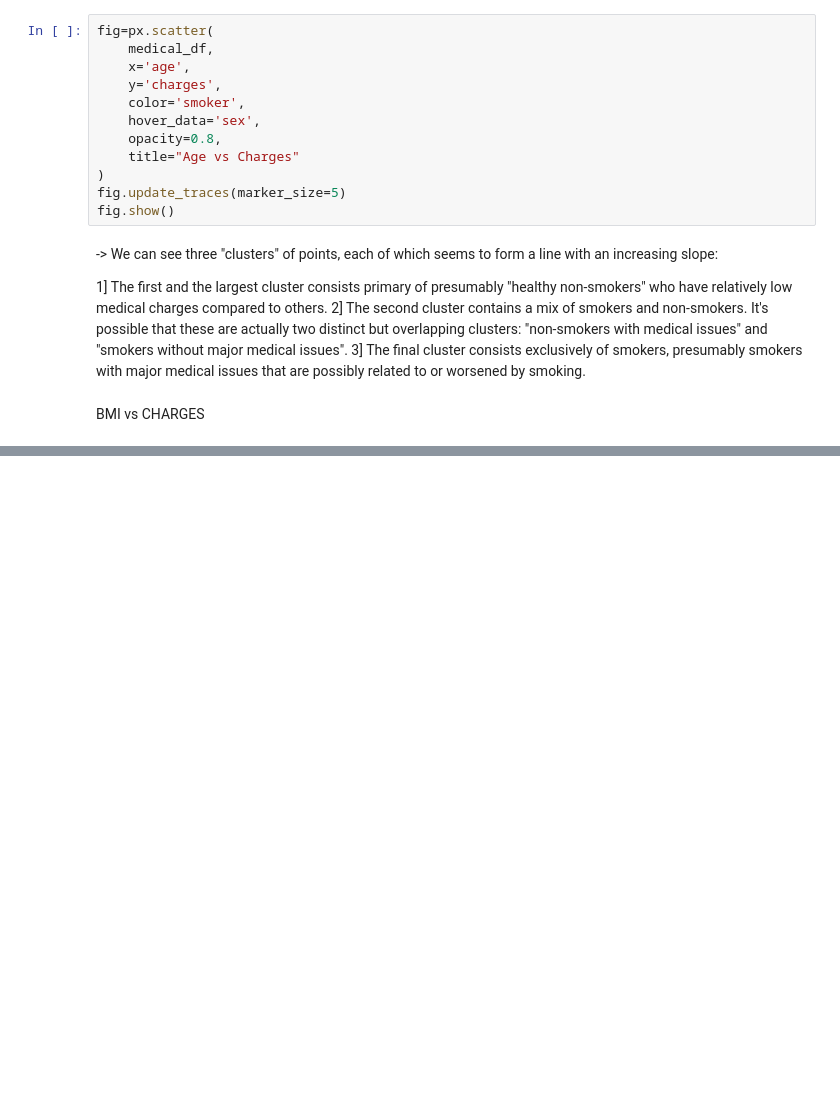
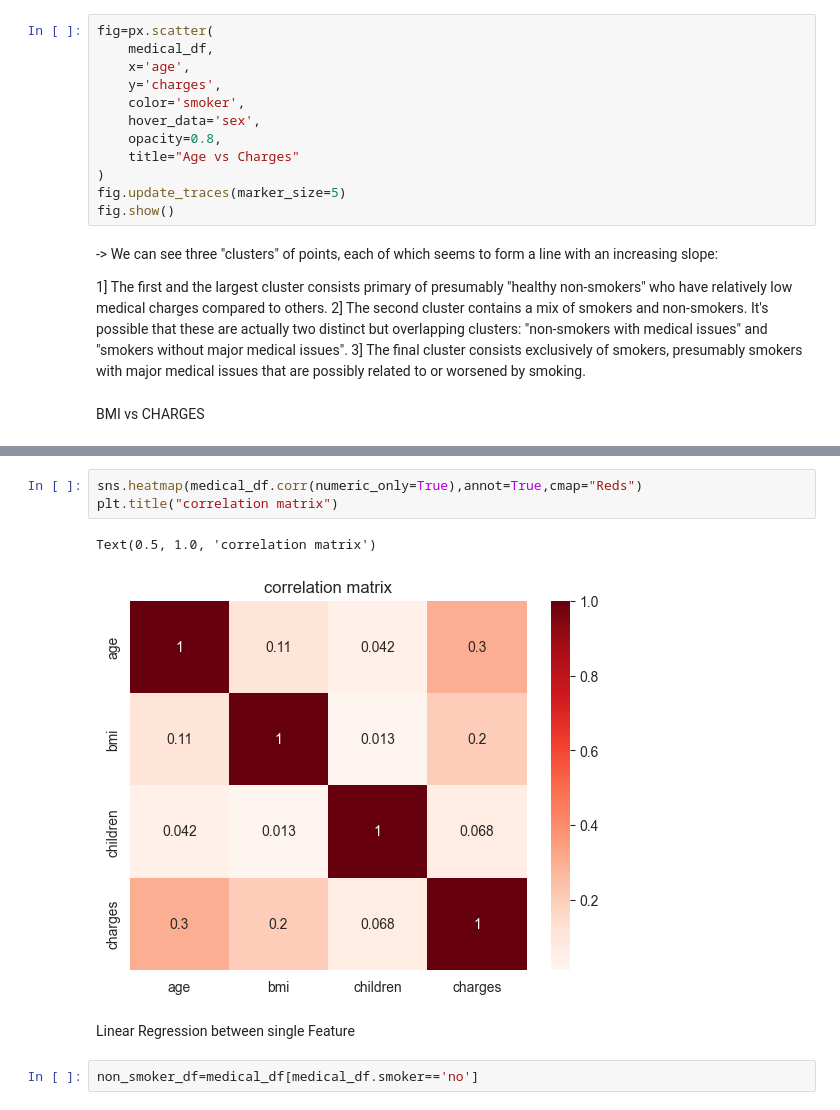
Before and after one commit to Aryan-Marathe/Machine-Learning-, a Jupyter notebook: linear_regrassion.ipynb, the cells around one changed output, grey strips where cells are left out. Cells and saved outputs as stored; diff of their text form; blank space fills up the shorter version.

```diff
--- a/linear_regration.ipynb
+++ b/linear_regrassion.ipynb
@@ -157,0 +228,10 @@ BMI vs CHARGES
+# %%
+sns.heatmap(medical_df.corr(numeric_only=True),annot=True,cmap="Reds")
+plt.title("correlation matrix")
+# %% [output]
+Text(0.5, 1.0, 'correlation matrix')
+[figure, added]
+# %% [markdown]
+Linear Regression between single Feature
+# %%
+non_smoker_df=medical_df[medical_df.smoker=='no']
```
Also changed, not shown: parts of 11 cells of this notebook.
